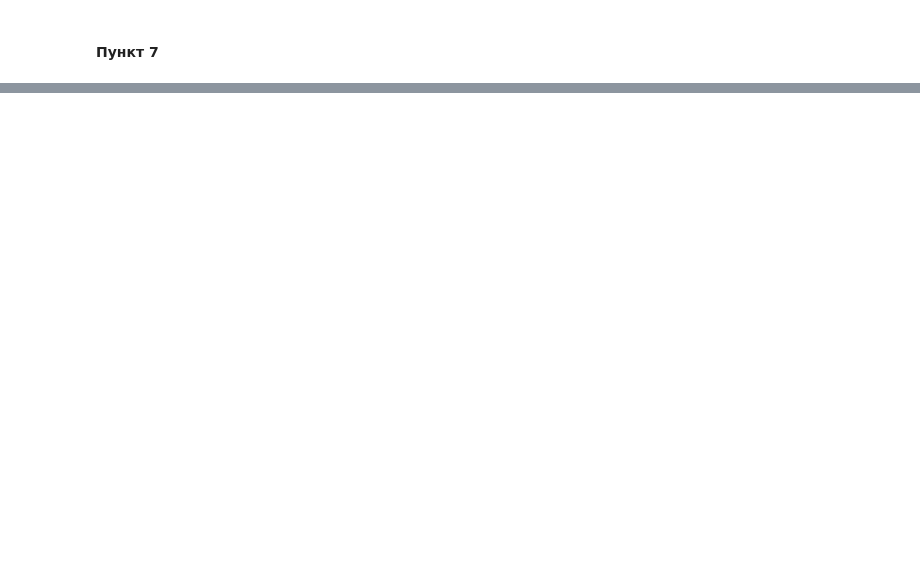
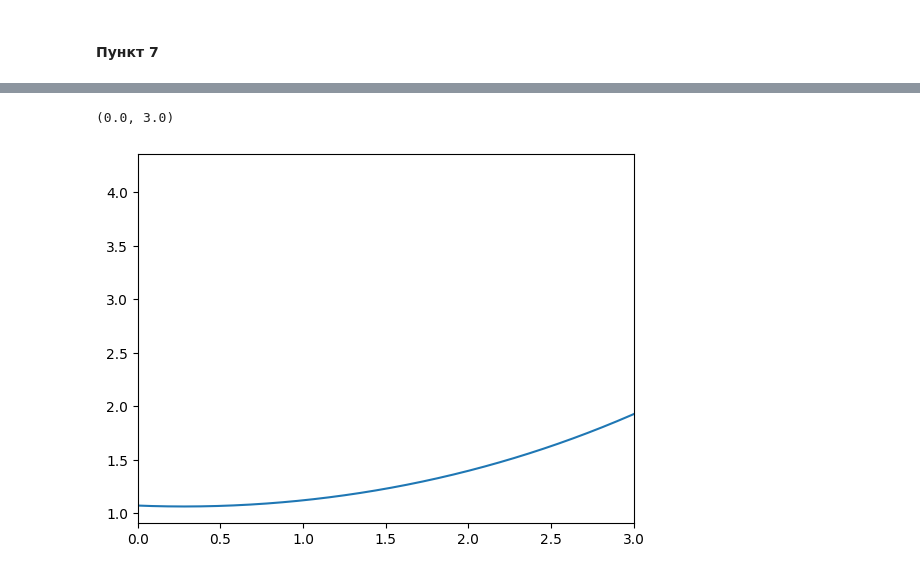
Before and after one commit to ShmakovVladimir/Labs, a Jupyter notebook: Оптика/Туннелирование/main.ipynb, the cells around one changed output, grey strips where cells are left out. Saved outputs shown, nothing was run; the diff lists cells and outputs as text; code cells hidden in the pictures; blank space fills up the shorter version.

```diff
--- a/Оптика/Туннелирование/main.ipynb
+++ b/Оптика/Туннелирование/main.ipynb
@@ -57,0 +107,6 @@ plt.plot(lReflected - np.min(lReflected), IReflected)
+# %%
+plt.plot(xAx, expon(xAx,*params) / 100 + expon(xAx,*paramsReflection) / 100)
+plt.xlim(0,3)
+# %% [output]
+(0.0, 3.0)
+[figure, added]
```
Also changed, not shown: parts of 8 cells of this notebook, 2 other files.
